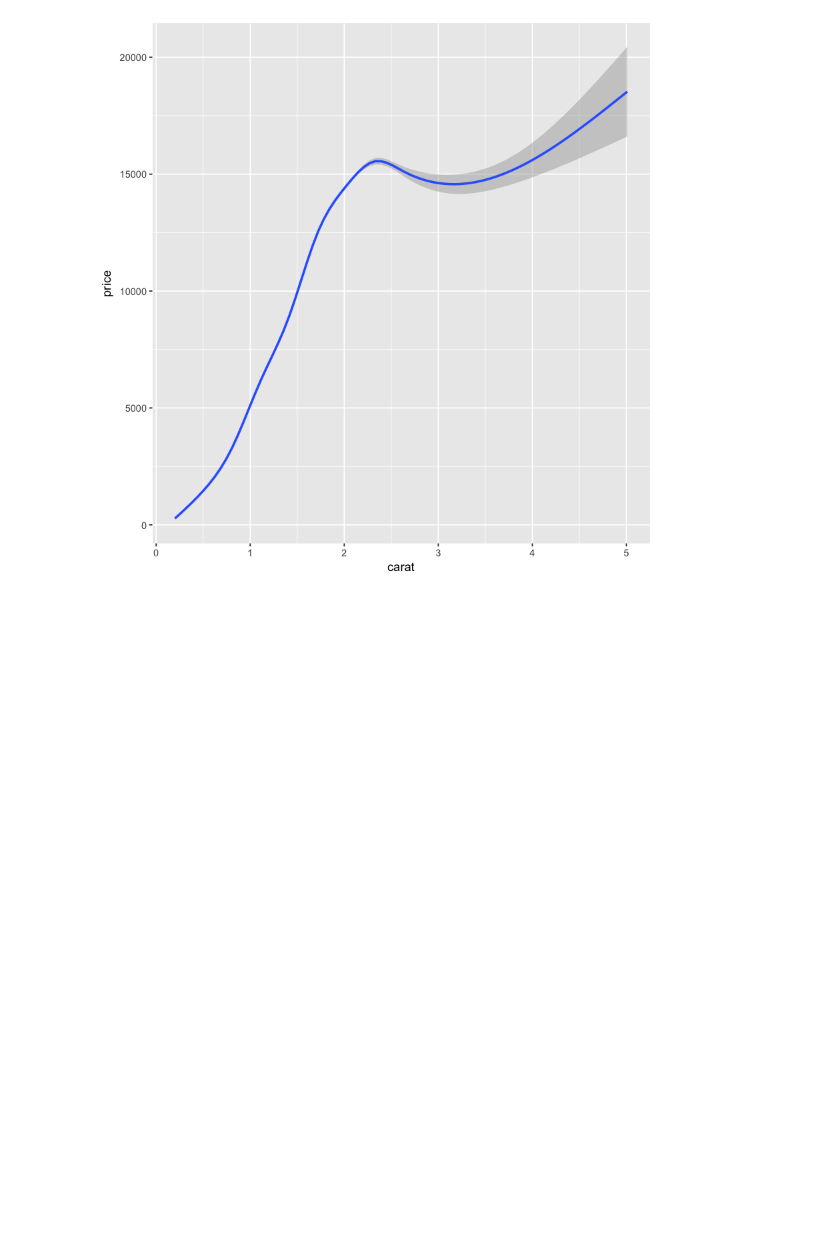
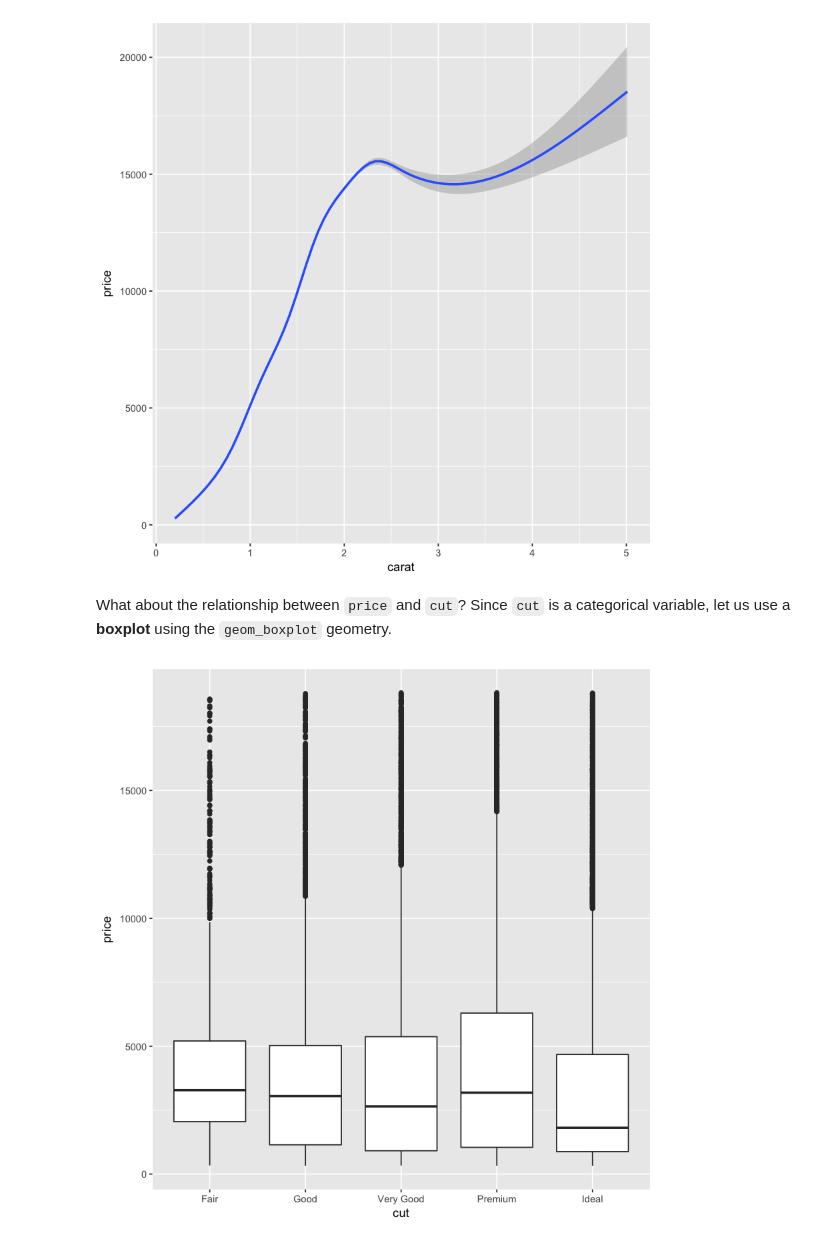
Before and after one commit to ambujtewari/stats306-fall2017, a Jupyter notebook: Lecture00.ipynb, the cells around one changed output. Saved outputs shown, nothing was run; the diff lists cells and outputs as text; code cells hidden in the pictures; blank space fills up the shorter version.

```diff
--- a/Lecture00.ipynb
+++ b/Lecture00.ipynb
@@ -199,3 +199,10 @@ ggplot(data = diamonds) +
 # %% [output]
 `geom_smooth()` using method = 'gam'
 [figure]
+# %% [markdown]
+What about the relationship between `price` and `cut`? Since `cut` is a categorical variable, let us use a **boxplot** using the `geom_boxplot` geometry.
+# %%
+ggplot(data = diamonds) +
+    geom_boxplot(mapping = aes(x = cut, y = price))
+# %% [output]
+[figure, added]
```
Also changed, not shown: parts of 3 cells of this notebook.
